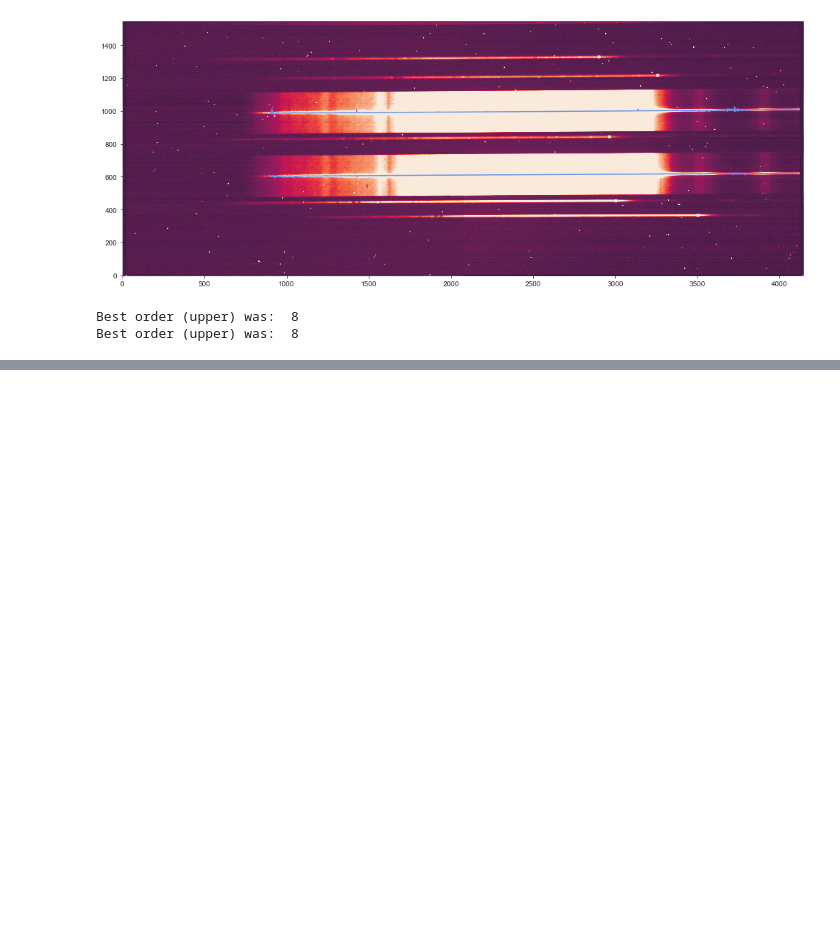
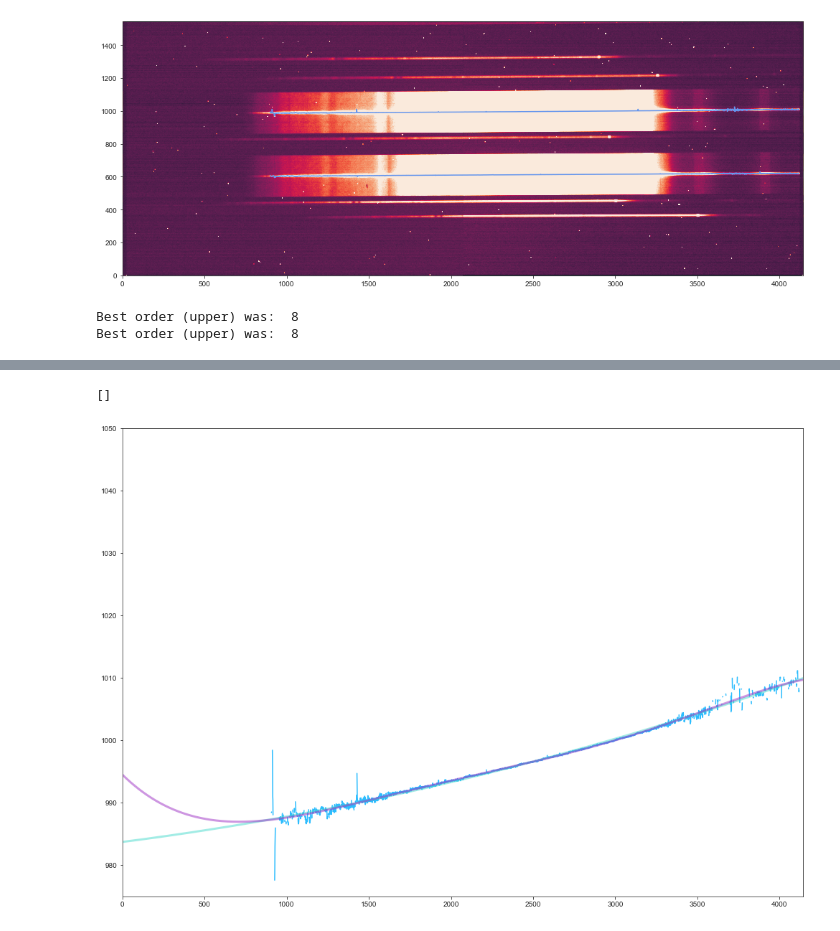
Before and after one commit to natalieallen/LBT-Data-Analysis, a Jupyter notebook: LBT_Data_Calibration.ipynb, the cells around one changed output, grey strips where cells are left out. Drawn from its saved outputs; the diff is of its cells as text; code cells hidden in the pictures; blank space fills up the shorter version.

Commit message:
Added background, sky, and cosmic ray correction functions.

```diff
--- a/LBT_Data_Calibration.ipynb
+++ b/LBT_Data_Calibration.ipynb
@@ -786,0 +777,22 @@ plt.plot()
+# %%
+# looking at cross-validated polynomial order functions - order 2 best
+plt.figure(figsize=(17,12))
+#im = plt.imshow(data)
+#im.set_clim(-5,20)
+plt.xlim(0,4144)
+plt.ylim(975,1050)
+
+# Fit only non-nans:
+plt.plot(test_trace[1][0],test_nan_upper)
+coeffs1 = chebyshev.chebfit(np.array(test_trace[0][0])[np.logical_not(np.isnan(test_nan_lower))],np.array(test_nan_lower)[np.logical_not(np.isnan(test_nan_lower))],deg=6)
+#coeffs4 = chebyshev.chebfit(np.array(test_trace[0][0])[np.logical_not(np.isnan(test_nan_lower))],np.array(test_nan_lower)[np.logical_not(np.isnan(test_nan_lower))],deg=2)
+coeffs4 = chebyshev.chebfit(np.array(test_trace[1][0])[np.logical_not(np.isnan(test_nan_upper))],np.array(test_nan_upper)[np.logical_not(np.isnan(test_nan_upper))],deg=2)
+plt.plot(np.arange(len(data[0])),chebyshev.chebval(np.arange(len(data[0])),coeffs1),lw=3, alpha = 0.5)
+plt.plot(np.arange(len(data[0])),chebyshev.chebval(np.arange(len(data[0])),coeffs4),lw=3, alpha = 0.5)
+plt.plot(test_trace[1][0],test_nan_lower)
+coeffs2 = chebyshev.chebfit(np.array(test_trace[1][0])[np.logical_not(np.isnan(test_nan_upper))],np.array(test_nan_upper)[np.logical_not(np.isnan(test_nan_upper))],deg=6)
+plt.plot(np.arange(len(data[0])),chebyshev.chebval(np.arange(len(data[0])),coeffs2),lw=3, alpha = 0.5)
+plt.plot()
+# %% [output]
+[]
+[figure, added]
```
Also changed, not shown: parts of 27 cells of this notebook.
